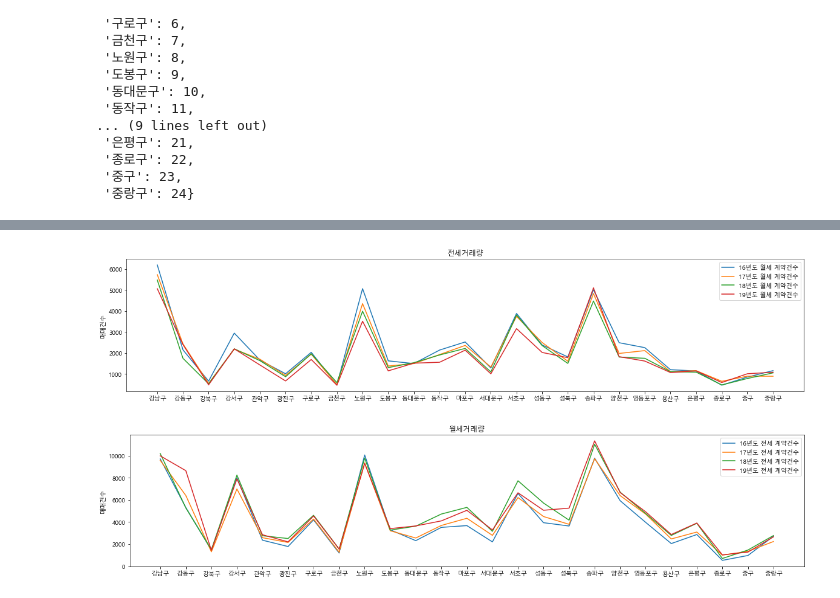
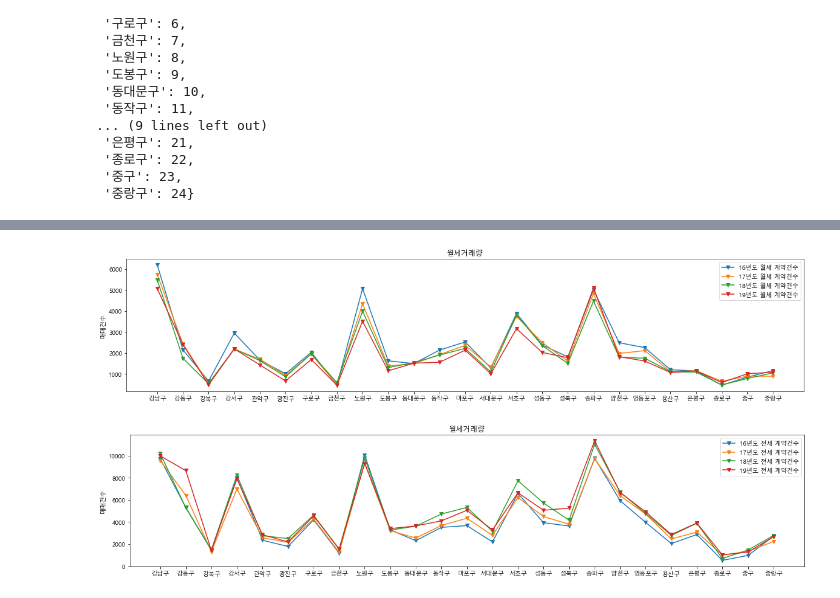
Before and after one commit to seokgenius/real-estate, a Jupyter notebook: 전월세 매매건수 시각화(16~19).ipynb, the cells around one changed output, grey strips where cells are left out. Drawn from its saved outputs; the diff is of its cells as text; code cells hidden in the pictures.

```diff
--- a/전월세 매매건수 시각화(16~19).ipynb
+++ b/전월세 매매건수 시각화(16~19).ipynb
@@ -83,4 +78,17 @@ rent18_count2_1 = rent18_count[rent18_count1_1]
 rent19_count['전월세구분']
 rent19_count1_1 = rent19_count['전월세구분'] == 1
 rent19_count2_1 = rent19_count[rent19_count1_1]
-rent16_count2_1
+rent19_count2_1
+#tot_df = pd.concat([rent16_count2_1,rent17_count2_1,rent18_count2_1,rent19_count2_1])
+
+#tot_df.to_csv('tot_월세.csv', index = False,encoding='ANSI')
+
+rent16_count2_1.to_csv('rent16_count2_1.csv', encoding='ANSI')
+rent17_count2_1.to_csv('rent17_count2_1.csv', encoding='ANSI')
+rent18_count2_1.to_csv('rent18_count2_1.csv', encoding='ANSI')
+rent19_count2_1.to_csv('rent19_count2_1.csv', encoding='ANSI')
+
+rent16_count2_1.reset_index(drop=True, inplace=True)
+rent17_count2_1.reset_index(drop=True, inplace=True)
+rent18_count2_1.reset_index(drop=True, inplace=True)
+rent19_count2_1.reset_index(drop=True, inplace=True)
@@ -184,29 +195,29 @@ Error
 # %%
 # 16 ~19년도 월세 건수.
 fig = plt.figure(figsize = (20,4))
 ax = fig.add_subplot(111)
 
-ax.plot(rent16_count2_1['구'], rent16_count2_1.전월세건수, label='16년도 월세 계약건수')
-ax.plot(rent17_count2_1['구'], rent17_count2_1.전월세건수, label='17년도 월세 계약건수')
-ax.plot(rent18_count2_1['구'], rent18_count2_1.전월세건수, label='18년도 월세 계약건수')
-ax.plot(rent19_count2_1['구'], rent19_count2_1.전월세건수, label='19년도 월세 계약건수')
+ax.plot(rent16_count2_1['구'], rent16_count2_1.전월세건수, marker='v', label='16년도 월세 계약건수')
+ax.plot(rent17_count2_1['구'], rent17_count2_1.전월세건수, marker='v', label='17년도 월세 계약건수')
+ax.plot(rent18_count2_1['구'], rent18_count2_1.전월세건수, marker='v', label='18년도 월세 계약건수')
+ax.plot(rent19_count2_1['구'], rent19_count2_1.전월세건수, marker='v', label='19년도 월세 계약건수')
 
-ax.set_title('전세거래량')
+ax.set_title('월세거래량')
 ax.set_ylabel('구')
 ax.set_ylabel('매매건수')
 
 ax.legend()
 plt.show()
 # %% [output]
-[figure, old version]
+[figure, new version]
 # %%
 fig = plt.figure(figsize = (20,4))
 ax = fig.add_subplot(111)
 
-ax.plot(rent16_count2['구'], rent16_count2.전월세건수, label='16년도 전세 계약건수')
-ax.plot(rent17_count2['구'], rent17_count2.전월세건수, label='17년도 전세 계약건수')
-ax.plot(rent18_count2['구'], rent18_count2.전월세건수, label='18년도 전세 계약건수')
-ax.plot(rent19_count2['구'], rent19_count2.전월세건수, label='19년도 전세 계약건수')
+ax.plot(rent16_count2['구'], rent16_count2.전월세건수, marker='v', label='16년도 전세 계약건수')
+ax.plot(rent17_count2['구'], rent17_count2.전월세건수, marker='v', label='17년도 전세 계약건수')
+ax.plot(rent18_count2['구'], rent18_count2.전월세건수, marker='v', label='18년도 전세 계약건수')
+ax.plot(rent19_count2['구'], rent19_count2.전월세건수, marker='v', label='19년도 전세 계약건수')
 
 ax.set_title('월세거래량')
 ax.set_ylabel('구')
@@ -215,4 +226,4 @@ ax.set_ylabel('매매건수')
 ax.legend()
 plt.show()
 # %% [output]
-[figure, old version]
+[figure, new version]
```
Also changed, not shown: parts of 6 cells of this notebook.
